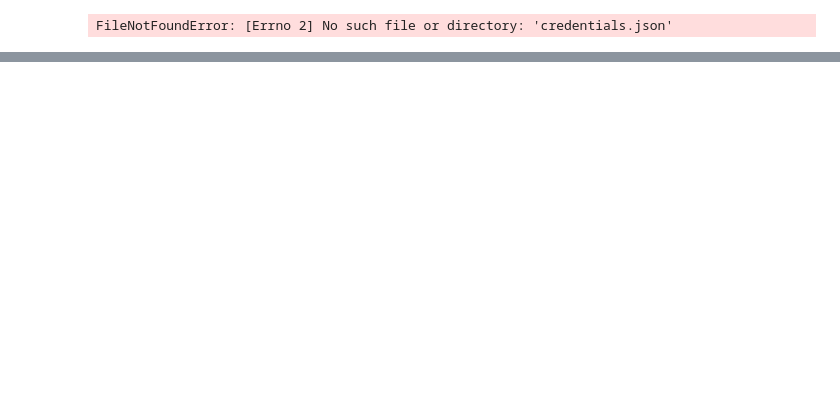
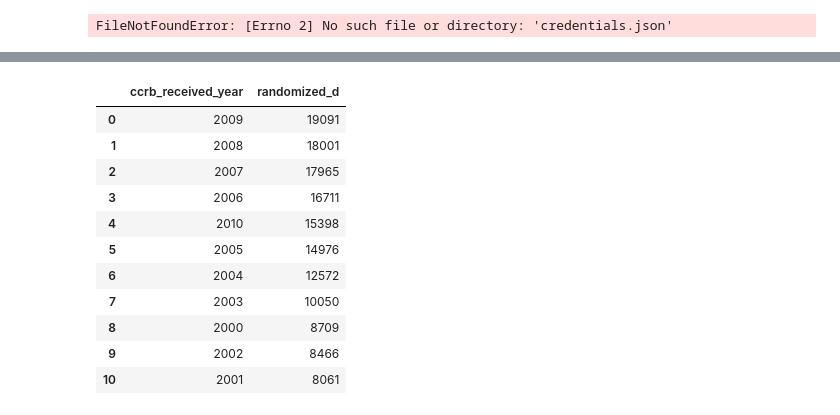
Before and after one commit to prekshaagarwal21/nyc-odt-data-profiling, a Jupyter notebook: data_profiler.ipynb, the cells around one changed output, grey strips where cells are left out. Saved outputs shown, nothing was run; the diff lists cells and outputs as text; code cells hidden in the pictures; blank space fills up the shorter version.

Commit message:
adding gspread and google api call
testing reading data from spreadsheet and writing to spreadsheet

```diff
--- a/data_profiler.ipynb
+++ b/data_profiler.ipynb
@@ -171,8 +171,23 @@ import string
 from google.oauth2 import service_account
 import gspread
 # %%
-medallion = pd.read_json("https://data.cityofnewyork.us/resource/rhe8-mgbb.json?$limit=150000")
-summary_df = medallion.value_counts('model_year').reset_index(name='vehicle_count').sort_values('model_year', ascending=False, ignore_index=True)
+dob = pd.read_json("https://data.cityofnewyork.us/resource/63nx-cpi9.json?$limit=150000")
+summary_df = dob.value_counts('ccrb_received_year').reset_index(name='randomized_d')
+# %%
+summary_df
+# %% [output]
+|  | ccrb_received_year | randomized_d |
+| 0 | 2009 | 19091 |
+| 1 | 2008 | 18001 |
+| 2 | 2007 | 17965 |
+| 3 | 2006 | 16711 |
+| 4 | 2010 | 15398 |
+| 5 | 2005 | 14976 |
+| 6 | 2004 | 12572 |
+| 7 | 2003 | 10050 |
+| 8 | 2000 | 8709 |
+| 9 | 2002 | 8466 |
+| 10 | 2001 | 8061 |
 # %%
 ## Read in service account credentials - link to whichever json file holds your credentials
 gc = gspread.service_account(filename='/mnt/data/odt-data-profiler-069defc7abf3.json')
```
Also changed, not shown: parts of 22 cells of this notebook.
